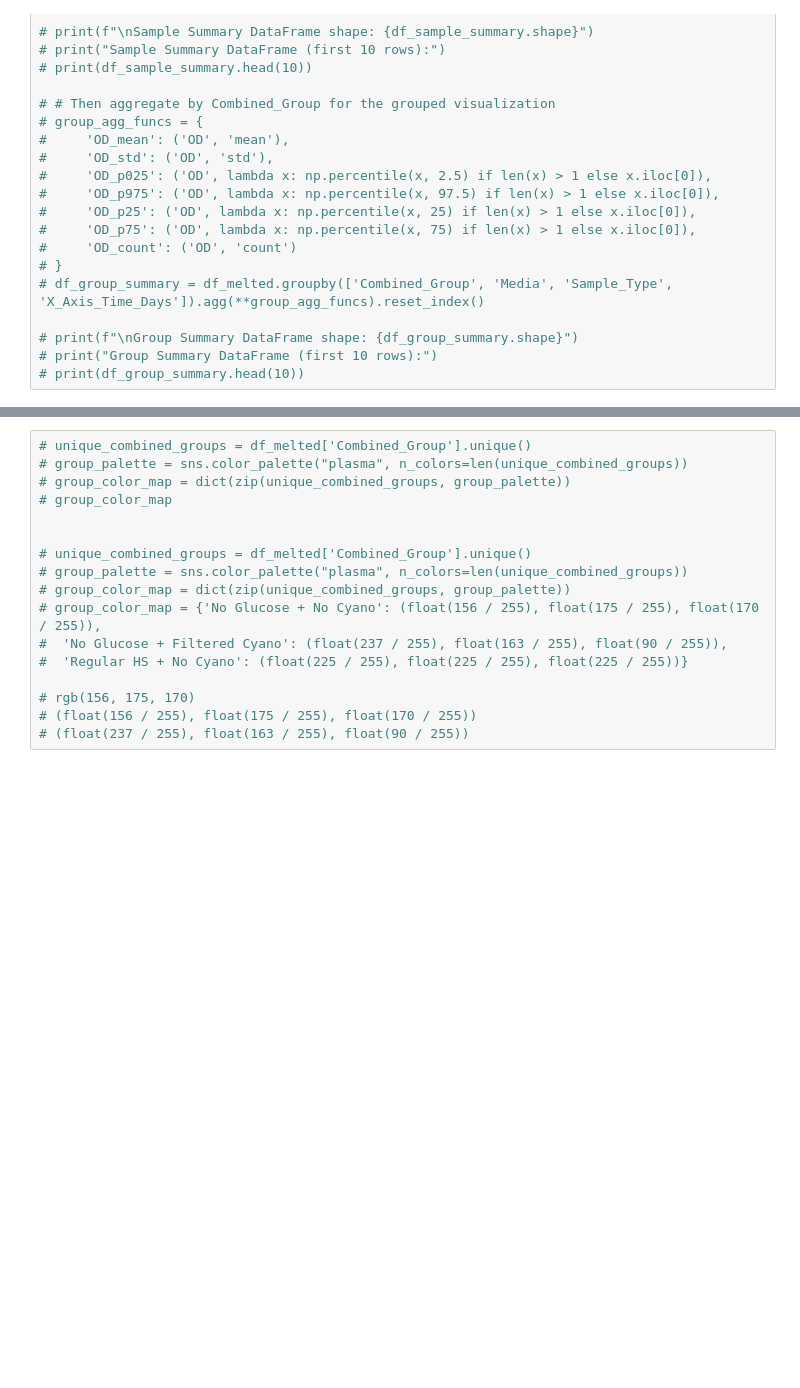
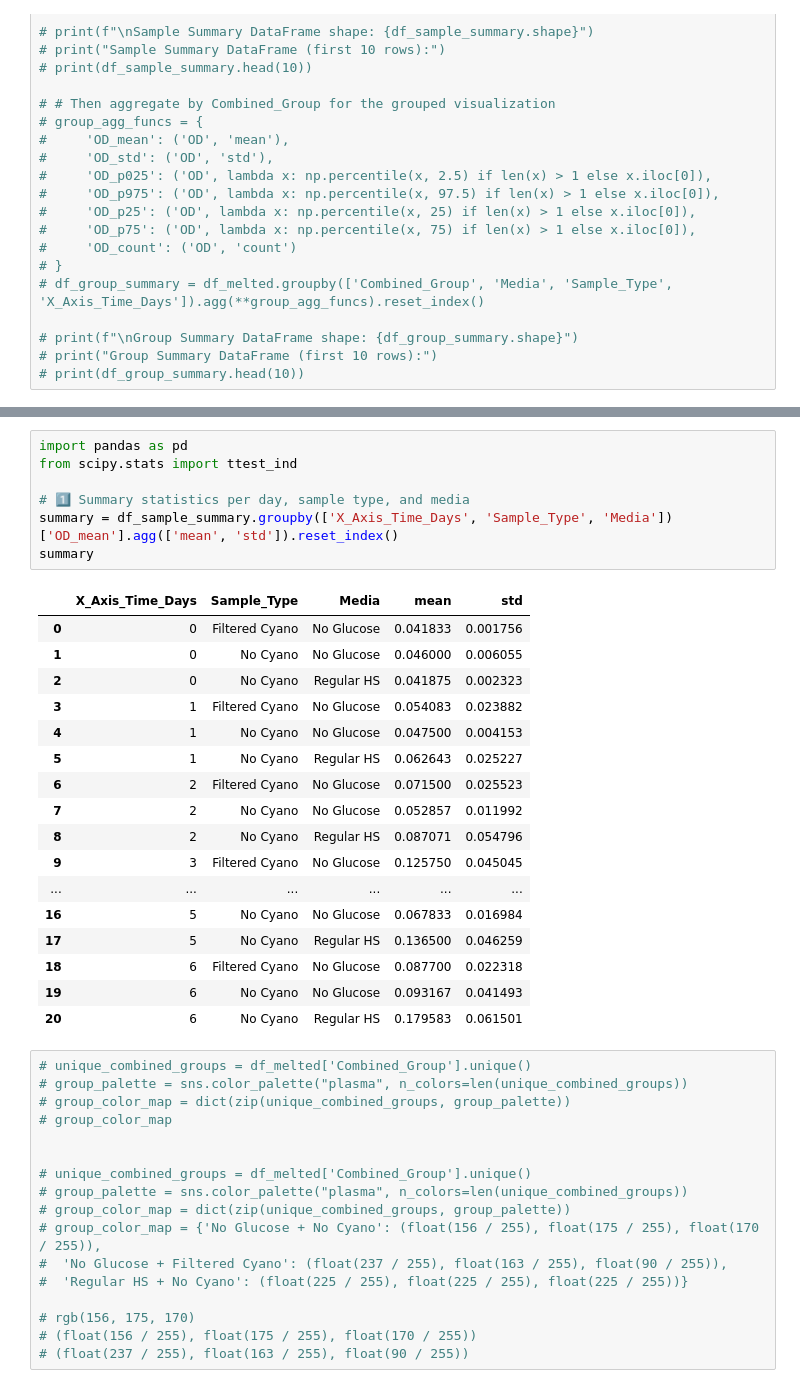
Before and after one commit to ingie-baho/cyano-engineered-parasitisism, a Jupyter notebook: Recycled Media Experiments/cyanobacteria_to_krhaeticus.ipynb, the cells around one changed output, grey strips where cells are left out. Drawn from its saved outputs; the diff is of its cells as text; blank space fills up the shorter version.

```diff
--- a/Recycled Media Experiments/cyanobacteria_to_krhaeticus.ipynb
+++ b/Recycled Media Experiments/cyanobacteria_to_krhaeticus.ipynb
@@ -502,3 +525,28 @@ Media types: No Glucose, Regular HS
+# %%
+import pandas as pd
+from scipy.stats import ttest_ind
+
+# 1️⃣ Summary statistics per day, sample type, and media
+summary = df_sample_summary.groupby(['X_Axis_Time_Days', 'Sample_Type', 'Media'])['OD_mean'].agg(['mean', 'std']).reset_index()
+summary
+# %% [output]
+|  | X_Axis_Time_Days | Sample_Type | Media | mean | std |
+| 0 | 0 | Filtered Cyano | No Glucose | 0.041833 | 0.001756 |
+| 1 | 0 | No Cyano | No Glucose | 0.046000 | 0.006055 |
+| 2 | 0 | No Cyano | Regular HS | 0.041875 | 0.002323 |
+| 3 | 1 | Filtered Cyano | No Glucose | 0.054083 | 0.023882 |
+| 4 | 1 | No Cyano | No Glucose | 0.047500 | 0.004153 |
+| 5 | 1 | No Cyano | Regular HS | 0.062643 | 0.025227 |
+| 6 | 2 | Filtered Cyano | No Glucose | 0.071500 | 0.025523 |
+| 7 | 2 | No Cyano | No Glucose | 0.052857 | 0.011992 |
+| 8 | 2 | No Cyano | Regular HS | 0.087071 | 0.054796 |
+| 9 | 3 | Filtered Cyano | No Glucose | 0.125750 | 0.045045 |
+| ... | ... | ... | ... | ... | ... |
+| 16 | 5 | No Cyano | No Glucose | 0.067833 | 0.016984 |
+| 17 | 5 | No Cyano | Regular HS | 0.136500 | 0.046259 |
+| 18 | 6 | Filtered Cyano | No Glucose | 0.087700 | 0.022318 |
+| 19 | 6 | No Cyano | No Glucose | 0.093167 | 0.041493 |
+| 20 | 6 | No Cyano | Regular HS | 0.179583 | 0.061501 |
 # %%
 # unique_combined_groups = df_melted['Combined_Group'].unique()
 # group_palette = sns.color_palette("plasma", n_colors=len(unique_combined_groups))
```
Also changed, not shown: parts of 3 cells of this notebook, 2 other files.
